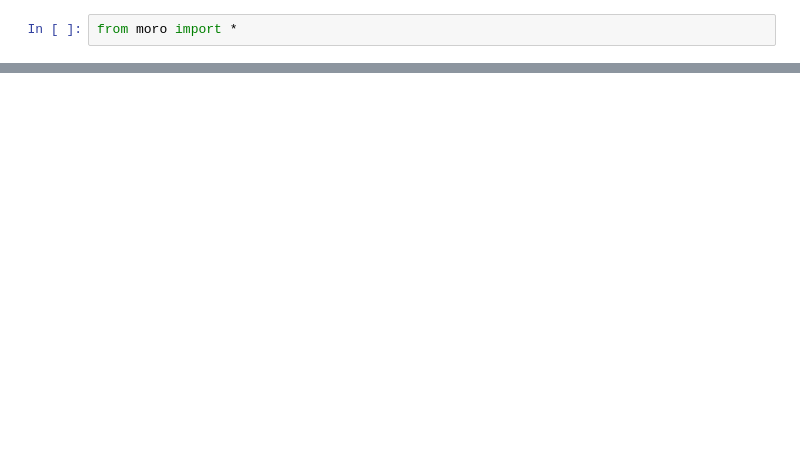
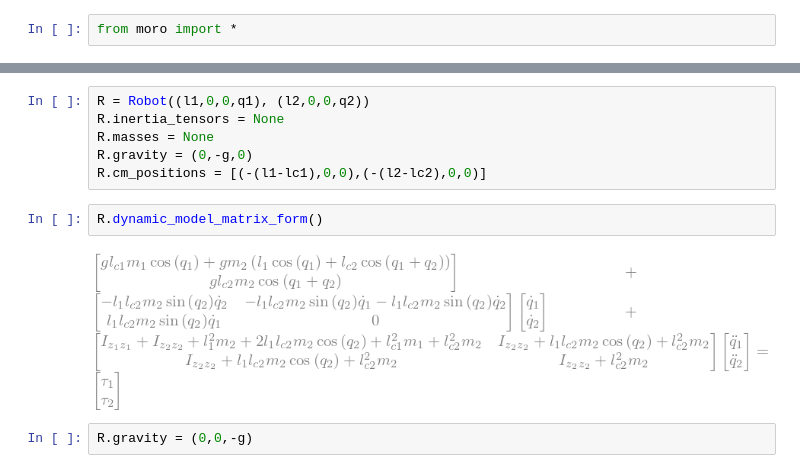
Before and after one commit to JorgeDeLosSantos/moro, a Jupyter notebook: examples/Probando.ipynb, the cells around one changed output, grey strips where cells are left out. Cells and saved outputs as stored; diff of their text form; blank space fills up the shorter version.

```diff
--- a/examples/Probando.ipynb
+++ b/examples/Probando.ipynb
@@ -15,0 +43,12 @@ RRR.T_ij(3,1)
+# %%
+R = Robot((l1,0,0,q1), (l2,0,0,q2))
+R.inertia_tensors = None
+R.masses = None
+R.gravity = (0,-g,0)
+R.cm_positions = [(-(l1-lc1),0,0),(-(l2-lc2),0,0)]
+# %%
+R.dynamic_model_matrix_form()
+# %% [output]
+[figure, added]
+# %%
+R.gravity = (0,0,-g)
```
Also changed, not shown: parts of 5 cells of this notebook, 1 other file.
